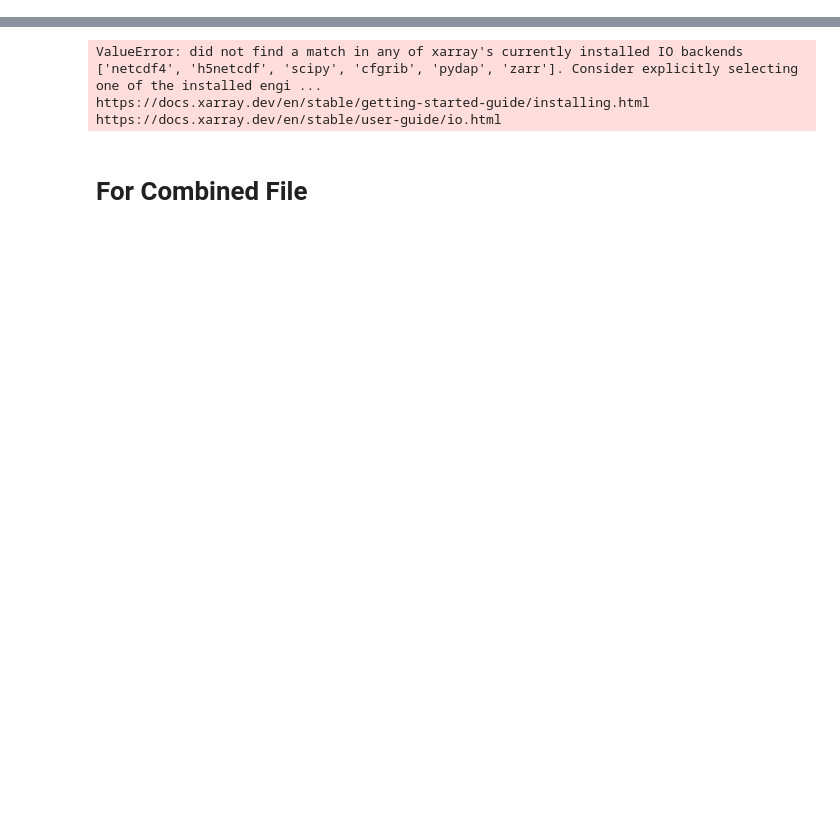
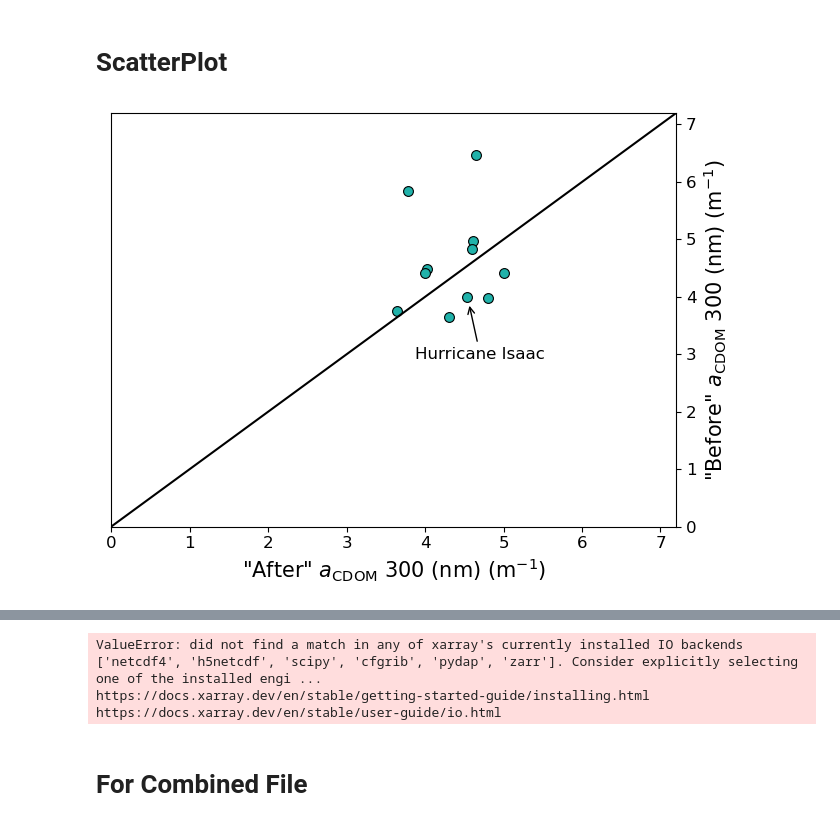
Before and after one commit to Ericgenki/NASA_Project, a Jupyter notebook: notebooks/Poster Figure.ipynb, the cells around one changed output, grey strips where cells are left out. Saved outputs shown, nothing was run; the diff lists cells and outputs as text; code cells hidden in the pictures; blank space fills up the shorter version.

```diff
--- a/notebooks/Poster Figure.ipynb
+++ b/notebooks/Poster Figure.ipynb
@@ -0,0 +27,72 @@
+# %% [markdown]
+# ScatterPlot
+# %%
+basefile = glob('/home/hboi-ouri/Projects/MPFIPresent/CombinedTest/*Before_MODIS_L2_aCDOM.nc')
+basefile.sort()
+
+
+fig, ax = plt.subplots(figsize=(6.6, 5))
+
+stormlist = []
+
+for file in basefile:
+
+    basefile1 = file.split('_')
+    basefile2 = basefile1[0].split('/')
+    storms = (basefile2[6][:-6])
+    stormlist.append(storms)
+
+
+ameans = []
+bmeans = []
+
+for storm in stormlist:
+
+    bds = xr.open_dataset('/home/hboi-ouri/Projects/MPFIPresent/CombinedTest/'+ storm +'Before_MODIS_L2_aCDOM.nc')
+    ads = xr.open_dataset('/home/hboi-ouri/Projects/MPFIPresent/CombinedTest/'+ storm +'After_MODIS_L2_aCDOM.nc')
+
+
+    adata = ads.acdom.mean('time')
+    trueadata = adata.where(adata!=0)
+    amean = trueadata.mean(dim=['x', 'y'])
+    ameans.append(amean)
+
+    bdata = bds.acdom.mean('time')
+    truebdata = bdata.where(bdata!=0)
+    bmean = truebdata.mean(dim=['x', 'y'])
+    bmeans.append(bmean)
+
+
+ax.axline((0, 0), slope=1, color='k')
+
+plt.scatter(ameans, bmeans, s=50, c='lightseagreen', edgecolors='k', linewidth=0.8)
+ax.annotate(xy=(4.5572214, 3.8912976),
+            text=("Hurricane Isaac"),
+            arrowprops=dict(arrowstyle="->"),
+            textcoords='data',
+            xytext=(4.7, 3),
+            fontsize=12,
+            horizontalalignment='center',
+            verticalalignment='center')
+
+# ax.annotate('the top',
+#             xy=(np.pi/2., 10.),      # theta, radius
+#             xytext=(np.pi/3, 20.),   # theta, radius
+#             xycoords='polar',
+#             textcoords='polar',
+#             arrowprops=dict(facecolor='black', shrink=0.05),
+#             horizontalalignment='left',
+#             verticalalignment='bottom',
+#             clip_on=True)
+plt.xlabel('"After" $a_{\mathrm{CDOM}}$ 300 (nm) (m$^{-1}$)', size=15)
+plt.ylabel('"Before" $a_{\mathrm{CDOM}}$ 300 (nm) (m$^{-1}$)', size=15)
+plt.tight_layout()
+ax.yaxis.set_label_position("right")
+ax.yaxis.tick_right()
+plt.xticks(fontsize=12)
+plt.yticks(fontsize=12)
+plt.xlim(0, 7.2)
+plt.ylim(0, 7.2)
+plt.savefig('/home/hboi-ouri/Downloads/MPFIFig1.png', bbox_inches='tight')
+# %% [output]
+[figure, added]
```
Also changed, not shown: parts of 17 cells of this notebook, 23 other files.
